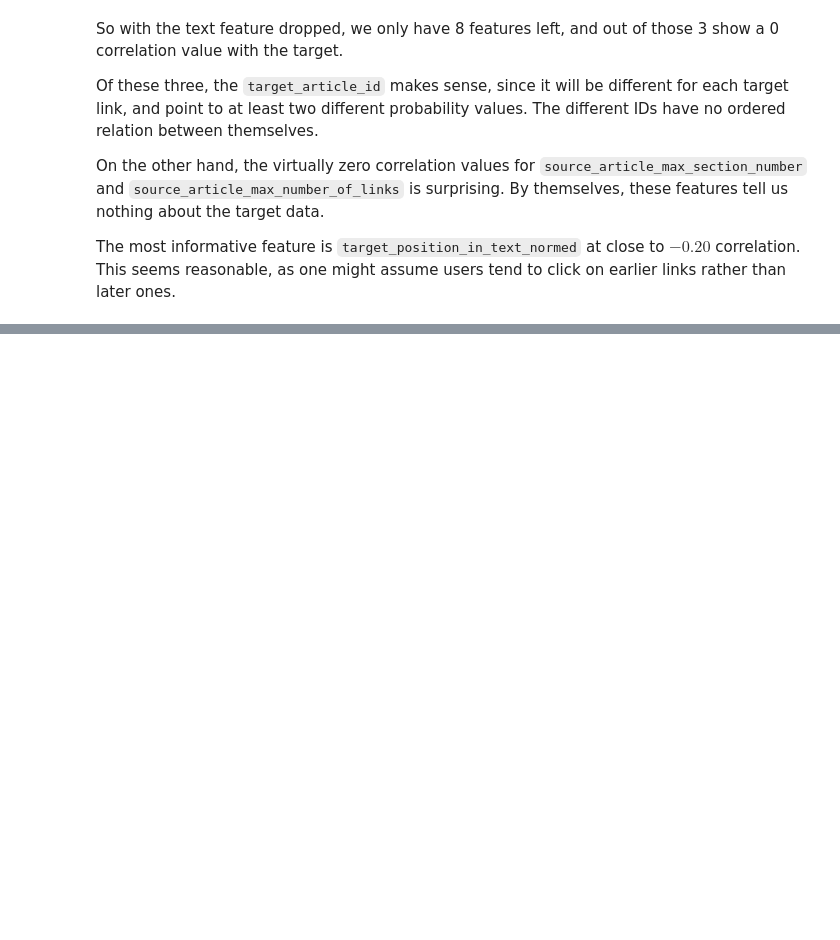
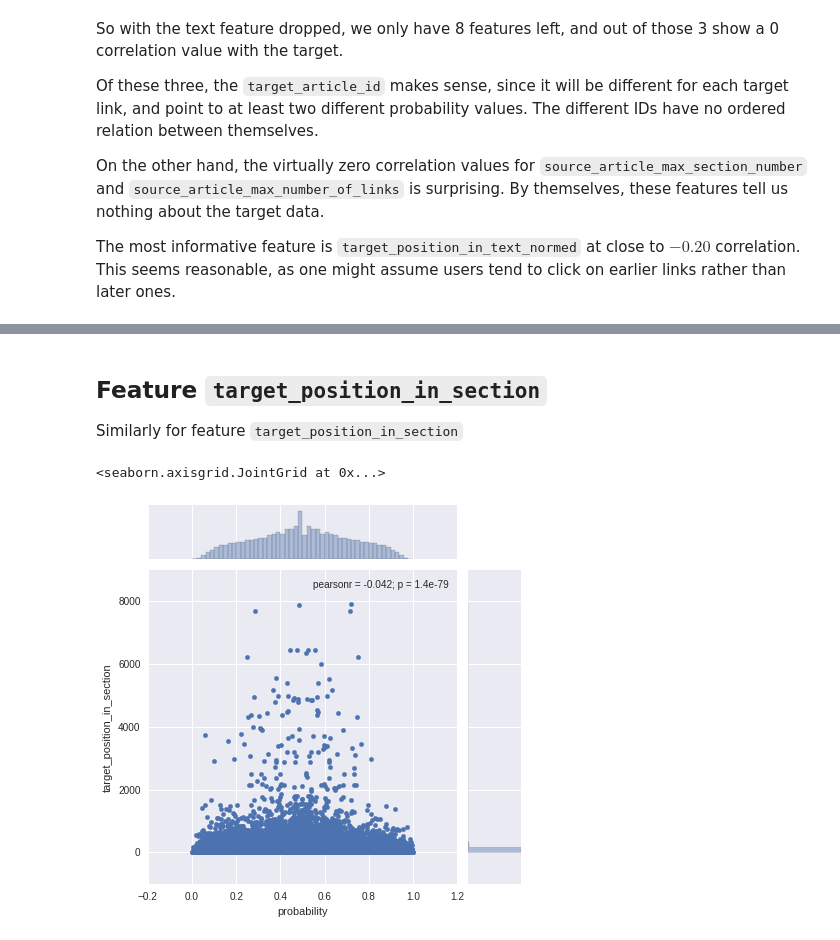
Before and after one commit to semplea/wiki-linkprob, a Jupyter notebook: Wikipedia pages.ipynb, the cells around one changed output, grey strips where cells are left out. Saved outputs shown, nothing was run; the diff lists cells and outputs as text; code cells hidden in the pictures; blank space fills up the shorter version.

```diff
--- a/Wikipedia pages.ipynb
+++ b/Wikipedia pages.ipynb
@@ -55,0 +103,9 @@ The most informative feature is `target_position_in_text_normed` at close to $-0
+# %% [markdown]
+## Feature `target_position_in_section`
+
+Similarly for feature `target_position_in_section`
+# %%
+sns.jointplot(x='probability', y='target_position_in_section', data=data)
+# %% [output]
+<seaborn.axisgrid.JointGrid at 0x...>
+[figure, added]
```
Also changed, not shown: parts of 43 cells of this notebook.
